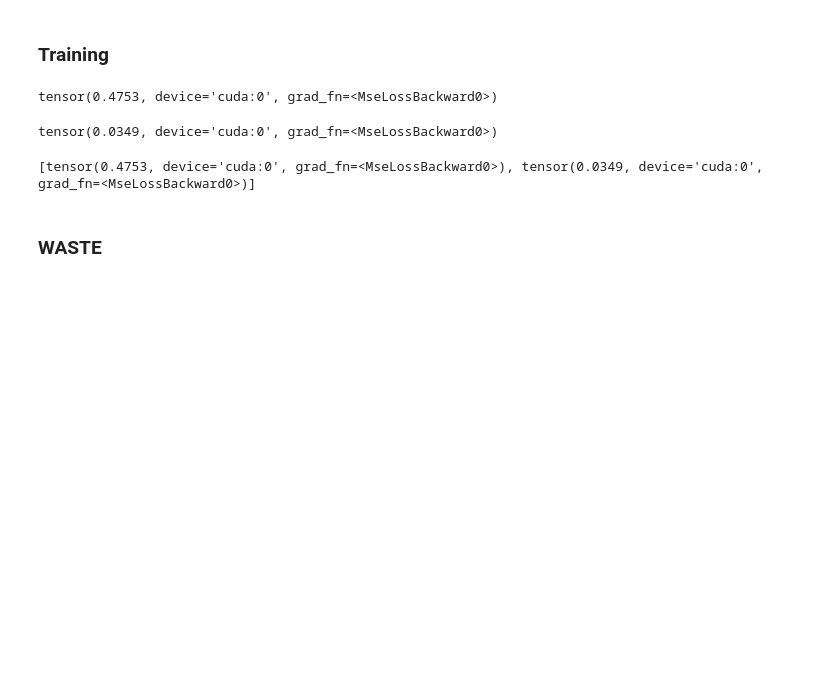
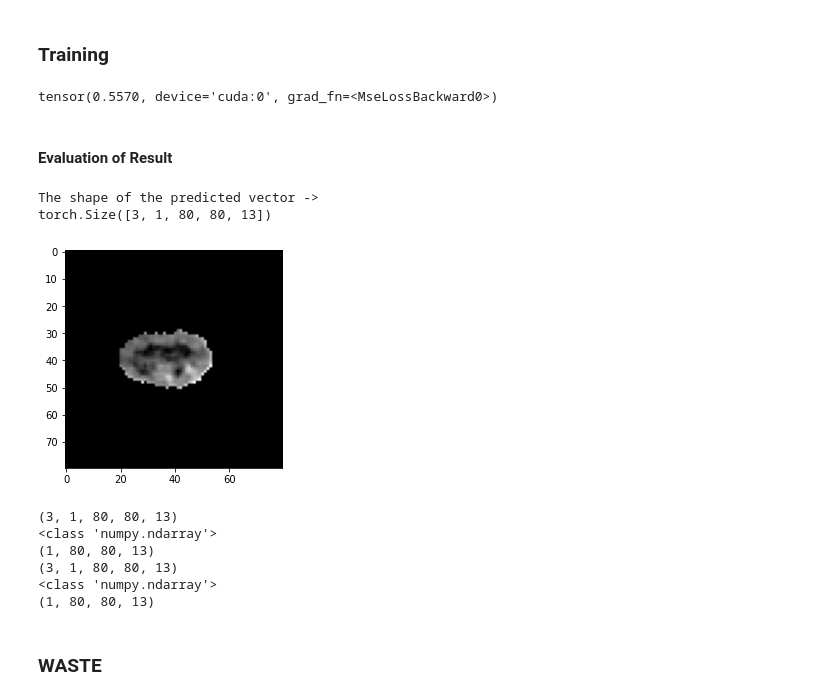
Before and after one commit to Anshuman-37/Summer_Dissertation, a Jupyter notebook: First_Model_Try.ipynb, the cells around one changed output. Saved outputs shown, nothing was run; the diff lists cells and outputs as text; code cells hidden in the pictures; blank space fills up the shorter version.

Commit message:
Evaluated model

```diff
--- a/First_Model_Try.ipynb
+++ b/First_Model_Try.ipynb
@@ -236,14 +224,15 @@ def train(epochs,x,y):
             # zero out the gradients, perform the backpropagation step,
             # and update the weights
             opt.zero_grad()
+            #for param in model.parameters():
+            #    param.grad = None
             opt.step()
             # add the loss to the total training loss so far and
             # calculate the number of correct predictions
             train_loss.append(loss)
             print(loss)
-        return train_loss;
+        return train_loss, pred;
 
-train_loss = train(2,train_x,train_y);
+train_loss,pred = train(1,train_x,train_y);
 # %% [output]
-tensor(0.4753, device='cuda:0', grad_fn=<MseLossBackward0>)
+tensor(0.5570, device='cuda:0', grad_fn=<MseLossBackward0>)
-tensor(0.0349, device='cuda:0', grad_fn=<MseLossBackward0>)
@@ -253,8 +239,46 @@ tensor(0.0349, device='cuda:0', grad_fn=<MseLossBackward0>)
 # %%
-print(train_loss)
+#print(train_loss)
 torch.cuda.empty_cache()
-# %% [output]
-[tensor(0.4753, device='cuda:0', grad_fn=<MseLossBackward0>), tensor(0.0349, device='cuda:0', grad_fn=<MseLossBackward0>)]
+# %% [markdown]
+#### Evaluation of Result
+# %%
+print('The shape of the predicted vector -> '); print_data_dimension(pred);
+# %% [output]
+The shape of the predicted vector ->
+torch.Size([3, 1, 80, 80, 13])
+# %%
+import matplotlib.pyplot as plt
+import matplotlib.cm as cm
+import matplotlib.animation as animation
+
+img = [] # some array of images
+frames = [] # for storing the generated images
+fig = plt.figure()
+for i in range(0,13):
+    ## For L2 Distance
+    frames.append([plt.imshow(train_y_np[0][0,:,:,i], cmap=cm.Greys_r,animated=True)])
+    ## For Normal Image
+    #frames.append([plt.imshow((a[:,:,i], cmap=cm.Greys_r,animated=True)])
+ani = animation.ArtistAnimation(fig, frames, interval=120, blit=True, repeat_delay=1000)
+ani.save('movie.mp4')
+# %% [output]
+[figure, added]
+# %%
+# 102.5 sec per sample/patient
+#
+pred_np = pred.cpu().detach().numpy()
+train_y_np = train_y.cpu().detach().numpy()
+print_data_dimension(pred_np); print(type(pred_np))
+print(pred_np[0].shape)
+print_data_dimension(train_y_np); print(type(train_y_np))
+print(train_y_np[0].shape)
+# %% [output]
+(3, 1, 80, 80, 13)
+<class 'numpy.ndarray'>
+(1, 80, 80, 13)
+(3, 1, 80, 80, 13)
+<class 'numpy.ndarray'>
+(1, 80, 80, 13)
 # %% [markdown]
 ### WASTE
 # %% [markdown]
```
Also changed, not shown: parts of 8 cells of this notebook.
